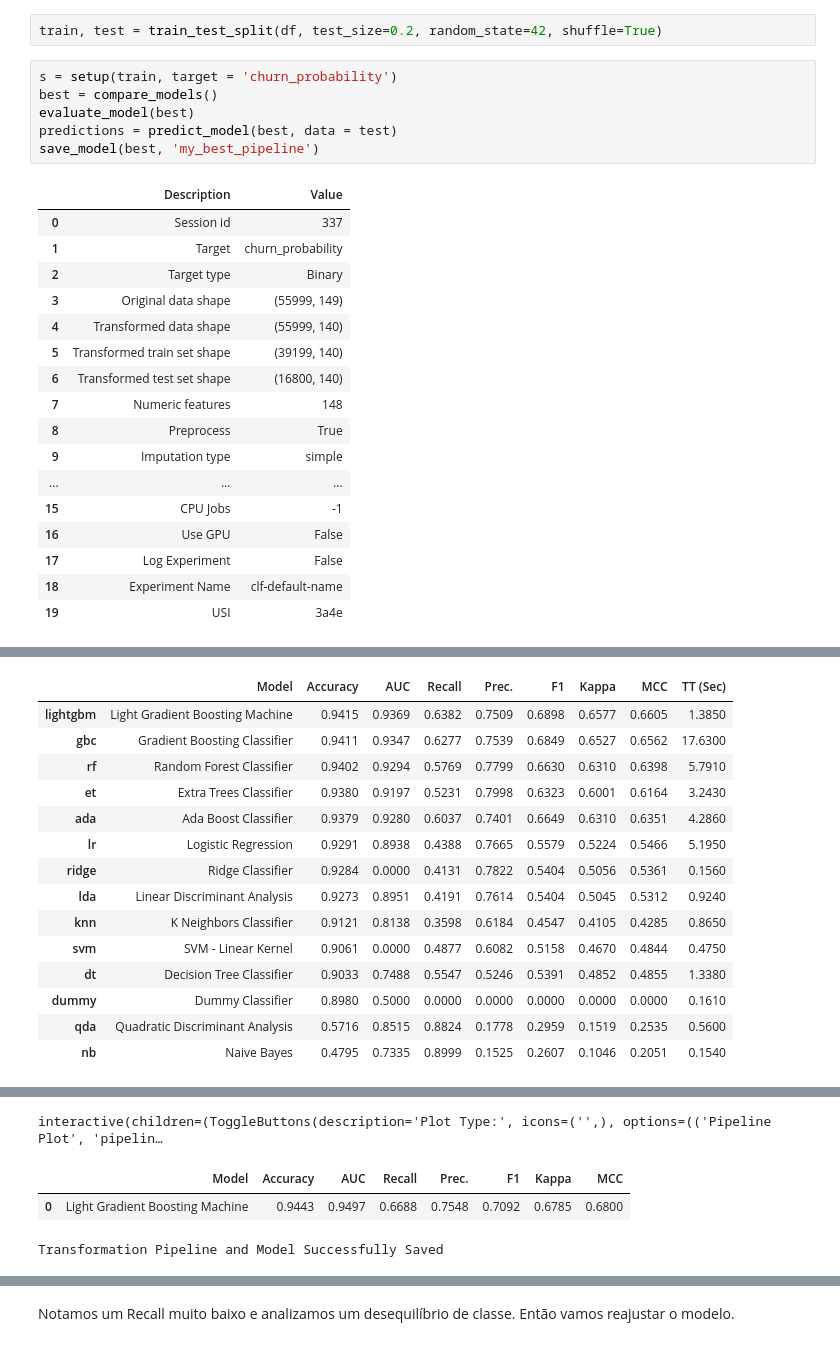
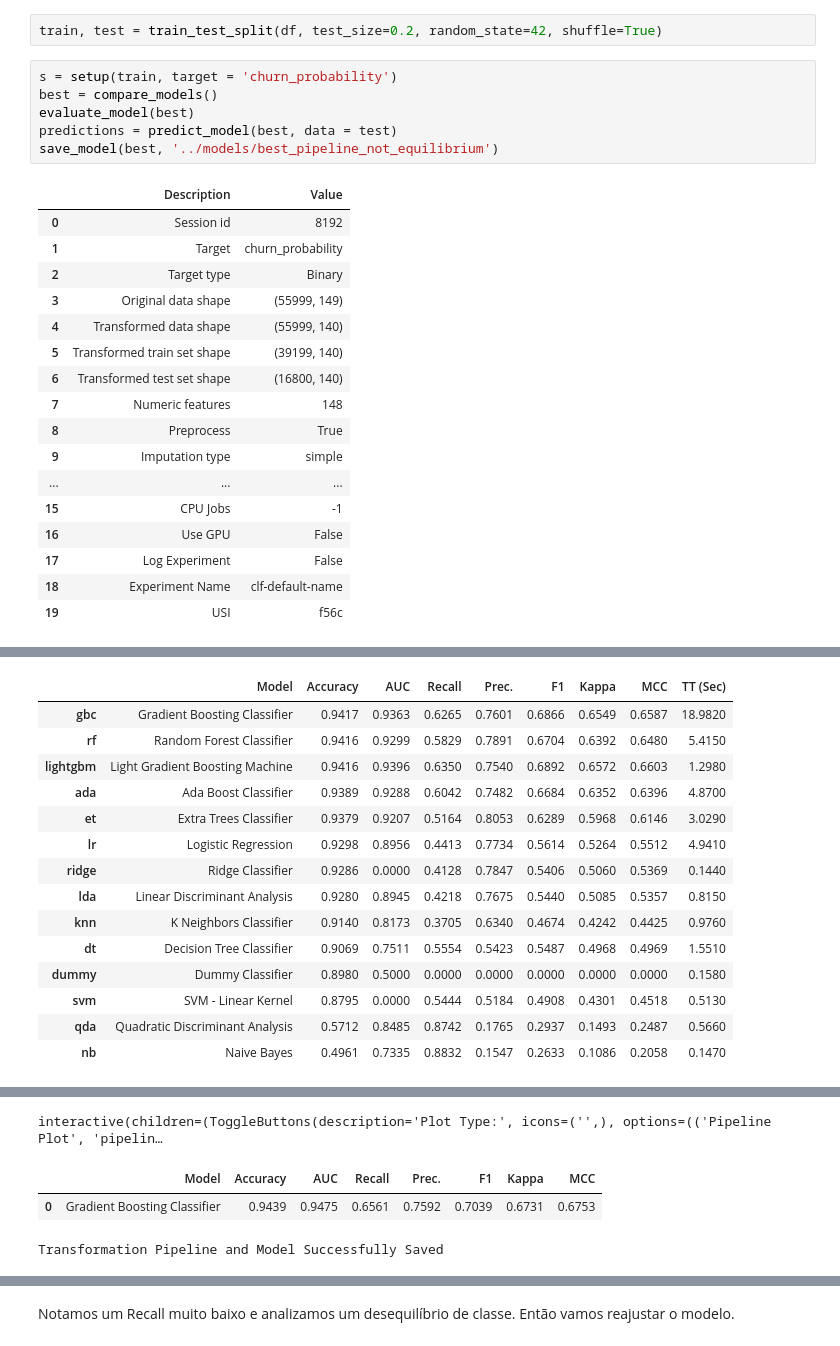
Before and after one commit to lidiambsouza/taxa_rotatividade_telecom, a Jupyter notebook: notebooks/rotatividade_telecomunicacao.ipynb, the cells around one changed output, grey strips where cells are left out. Drawn from its saved outputs; the diff is of its cells as text.

```diff
--- a/notebooks/rotatividade_telecomunicacao.ipynb
+++ b/notebooks/rotatividade_telecomunicacao.ipynb
@@ -596,47 +596,47 @@ train, test = train_test_split(df, test_size=0.2, random_state=42, shuffle=True)
 # %%
 s = setup(train, target = 'churn_probability')
 best = compare_models()
 evaluate_model(best)
 predictions = predict_model(best, data = test)
-save_model(best, 'my_best_pipeline')
+save_model(best, '../models/best_pipeline_not_equilibrium')
 # %% [output]
 |  | Description | Value |
-| 0 | Session id | 337 |
+| 0 | Session id | 8192 |
 | 1 | Target | churn_probability |
 | 2 | Target type | Binary |
 | 3 | Original data shape | (55999, 149) |
 | 4 | Transformed data shape | (55999, 140) |
 | 5 | Transformed train set shape | (39199, 140) |
 | 6 | Transformed test set shape | (16800, 140) |
 | 7 | Numeric features | 148 |
 | 8 | Preprocess | True |
 | 9 | Imputation type | simple |
 | ... | ... | ... |
 | 15 | CPU Jobs | -1 |
 | 16 | Use GPU | False |
 | 17 | Log Experiment | False |
 | 18 | Experiment Name | clf-default-name |
-| 19 | USI | 3a4e |
+| 19 | USI | f56c |
 [interactive output not drawn]
 |  | Model | Accuracy | AUC | Recall | Prec. | F1 | Kappa | MCC | TT (Sec) |
-| lightgbm | Light Gradient Boosting Machine | 0.9415 | 0.9369 | 0.6382 | 0.7509 | 0.6898 | 0.6577 | 0.6605 | 1.3850 |
-| gbc | Gradient Boosting Classifier | 0.9411 | 0.9347 | 0.6277 | 0.7539 | 0.6849 | 0.6527 | 0.6562 | 17.6300 |
-| rf | Random Forest Classifier | 0.9402 | 0.9294 | 0.5769 | 0.7799 | 0.6630 | 0.6310 | 0.6398 | 5.7910 |
-| et | Extra Trees Classifier | 0.9380 | 0.9197 | 0.5231 | 0.7998 | 0.6323 | 0.6001 | 0.6164 | 3.2430 |
-| ada | Ada Boost Classifier | 0.9379 | 0.9280 | 0.6037 | 0.7401 | 0.6649 | 0.6310 | 0.6351 | 4.2860 |
-| lr | Logistic Regression | 0.9291 | 0.8938 | 0.4388 | 0.7665 | 0.5579 | 0.5224 | 0.5466 | 5.1950 |
-| ridge | Ridge Classifier | 0.9284 | 0.0000 | 0.4131 | 0.7822 | 0.5404 | 0.5056 | 0.5361 | 0.1560 |
-| lda | Linear Discriminant Analysis | 0.9273 | 0.8951 | 0.4191 | 0.7614 | 0.5404 | 0.5045 | 0.5312 | 0.9240 |
-| knn | K Neighbors Classifier | 0.9121 | 0.8138 | 0.3598 | 0.6184 | 0.4547 | 0.4105 | 0.4285 | 0.8650 |
-| svm | SVM - Linear Kernel | 0.9061 | 0.0000 | 0.4877 | 0.6082 | 0.5158 | 0.4670 | 0.4844 | 0.4750 |
-| dt | Decision Tree Classifier | 0.9033 | 0.7488 | 0.5547 | 0.5246 | 0.5391 | 0.4852 | 0.4855 | 1.3380 |
-| dummy | Dummy Classifier | 0.8980 | 0.5000 | 0.0000 | 0.0000 | 0.0000 | 0.0000 | 0.0000 | 0.1610 |
-| qda | Quadratic Discriminant Analysis | 0.5716 | 0.8515 | 0.8824 | 0.1778 | 0.2959 | 0.1519 | 0.2535 | 0.5600 |
-| nb | Naive Bayes | 0.4795 | 0.7335 | 0.8999 | 0.1525 | 0.2607 | 0.1046 | 0.2051 | 0.1540 |
+| gbc | Gradient Boosting Classifier | 0.9417 | 0.9363 | 0.6265 | 0.7601 | 0.6866 | 0.6549 | 0.6587 | 18.9820 |
+| rf | Random Forest Classifier | 0.9416 | 0.9299 | 0.5829 | 0.7891 | 0.6704 | 0.6392 | 0.6480 | 5.4150 |
+| lightgbm | Light Gradient Boosting Machine | 0.9416 | 0.9396 | 0.6350 | 0.7540 | 0.6892 | 0.6572 | 0.6603 | 1.2980 |
+| ada | Ada Boost Classifier | 0.9389 | 0.9288 | 0.6042 | 0.7482 | 0.6684 | 0.6352 | 0.6396 | 4.8700 |
+| et | Extra Trees Classifier | 0.9379 | 0.9207 | 0.5164 | 0.8053 | 0.6289 | 0.5968 | 0.6146 | 3.0290 |
+| lr | Logistic Regression | 0.9298 | 0.8956 | 0.4413 | 0.7734 | 0.5614 | 0.5264 | 0.5512 | 4.9410 |
+| ridge | Ridge Classifier | 0.9286 | 0.0000 | 0.4128 | 0.7847 | 0.5406 | 0.5060 | 0.5369 | 0.1440 |
+| lda | Linear Discriminant Analysis | 0.9280 | 0.8945 | 0.4218 | 0.7675 | 0.5440 | 0.5085 | 0.5357 | 0.8150 |
+| knn | K Neighbors Classifier | 0.9140 | 0.8173 | 0.3705 | 0.6340 | 0.4674 | 0.4242 | 0.4425 | 0.9760 |
+| dt | Decision Tree Classifier | 0.9069 | 0.7511 | 0.5554 | 0.5423 | 0.5487 | 0.4968 | 0.4969 | 1.5510 |
+| dummy | Dummy Classifier | 0.8980 | 0.5000 | 0.0000 | 0.0000 | 0.0000 | 0.0000 | 0.0000 | 0.1580 |
+| svm | SVM - Linear Kernel | 0.8795 | 0.0000 | 0.5444 | 0.5184 | 0.4908 | 0.4301 | 0.4518 | 0.5130 |
+| qda | Quadratic Discriminant Analysis | 0.5712 | 0.8485 | 0.8742 | 0.1765 | 0.2937 | 0.1493 | 0.2487 | 0.5660 |
+| nb | Naive Bayes | 0.4961 | 0.7335 | 0.8832 | 0.1547 | 0.2633 | 0.1086 | 0.2058 | 0.1470 |
 [interactive output not drawn]
 interactive(children=(ToggleButtons(description='Plot Type:', icons=('',), options=(('Pipeline Plot', 'pipelin…
 |  | Model | Accuracy | AUC | Recall | Prec. | F1 | Kappa | MCC |
-| 0 | Light Gradient Boosting Machine | 0.9443 | 0.9497 | 0.6688 | 0.7548 | 0.7092 | 0.6785 | 0.6800 |
+| 0 | Gradient Boosting Classifier | 0.9439 | 0.9475 | 0.6561 | 0.7592 | 0.7039 | 0.6731 | 0.6753 |
 Transformation Pipeline and Model Successfully Saved
 (Pipeline(memory=Memory(location=C:\Users\LBEIRA~1.SOU\AppData\Local\Temp\joblib),
           steps=[('numerical_imputer',
```
Also changed, not shown: parts of 8 cells of this notebook.
